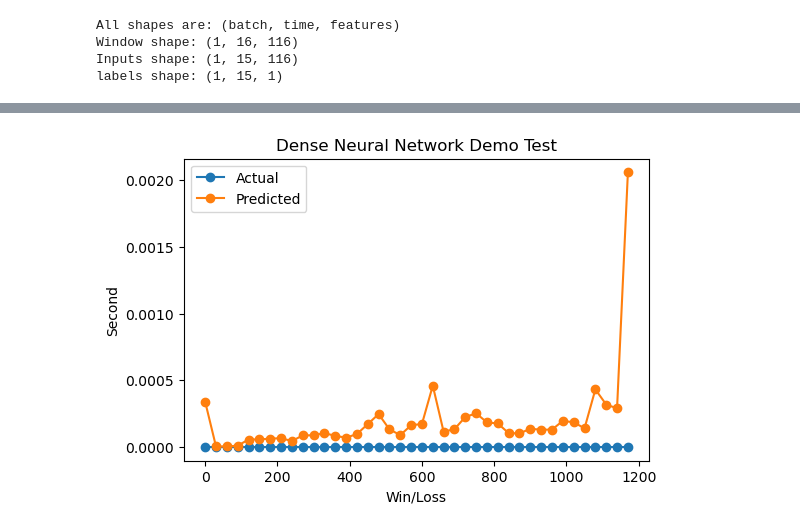
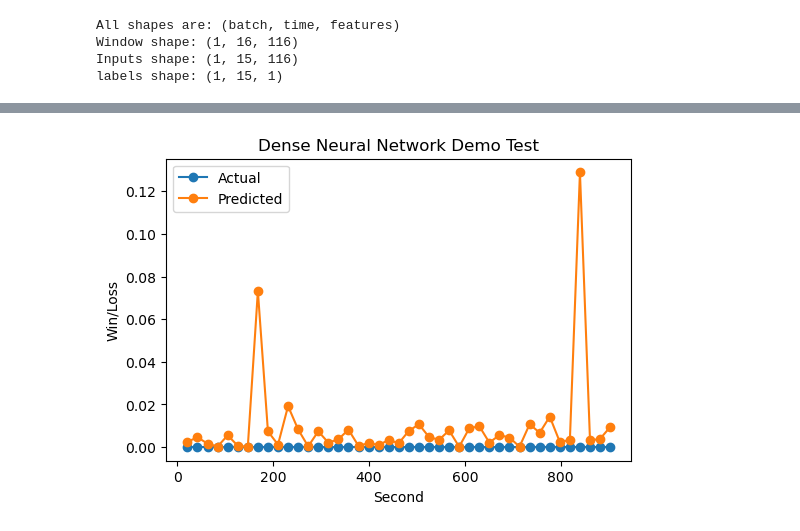
Before and after one commit to ucfcs/Fall2020-Group-20, a Jupyter notebook: notebooks/zerg/DemoZergNorm.ipynb, the cells around one changed output, grey strips where cells are left out. Cells and saved outputs as stored; diff of their text form; code cells hidden in the pictures.

Commit message:
demo models

```diff
--- a/notebooks/zerg/DemoZergNorm.ipynb
+++ b/notebooks/zerg/DemoZergNorm.ipynb
@@ -4,7 +4,7 @@ from pandas import read_csv
 import pandas as pd
 
 zerg_data = read_csv('../Output/ZergMarch.csv', header=0, index_col=False)
-demoZ = read_csv('../Output/demoZerg.csv', header=0, index_col=False)
+demoZ = read_csv('../Output/wedDemoZerg.csv', header=0, index_col=False)
 display(demoZ)
 # %% [output]
 |  | match_id | map_name | region | game_length | race | enemy_race | ap30s | frame | second | player | ... |
@@ -96,7 +96,7 @@ num_train = int(train_split * num_data)
 num_test = len(demoZ)
 
 Y_train = Y[0:num_train]
-Y_val = Y[num_train:(num_train + num_val)]
+Y_val = Y[num_train:(num_train + num_val)+1]
 Y_test = Y[(num_val + num_train)+1:]
 
 
@@ -112,4 +112,9 @@ Y_Time = []
 timer = 0;
 for i in Y_test:
     Y_Time.append(timer)
-    timer += 30
+    timer += 21
+
+Y_Time.pop(0)
+
+Y_demo_test = Y_test
+Y_demo_test.pop((num_val + num_train)+1)
@@ -279,7 +286,7 @@ WindowGenerator.test = test
 WindowGenerator.example = example
 # %%
 wide_window = WindowGenerator(
-    input_width=15, label_width=15, shift=1,
+    input_width=1, label_width=1, shift=1,
     label_columns=['win'])
 
 wide_window
@@ -412,3 +421,3 @@ plt.show()
 # %%
-testing_dense = dense.predict(X_test)
+testing_dense = dense.predict(wide_window.test)
 testing_dense = pd.Series(testing_dense.flatten())
@@ -417,19 +424,19 @@ WARNING:tensorflow:Model was constructed with shape (None, 15, 116) for input Te
 # %%
 # plotting the line 1 points
-plt.plot(Y_Time, Y_test, label = "Actual", marker='o',)
+plt.plot(Y_Time, Y_demo_test, label = "Actual", marker='o',)
 
 # plotting the line 2 points
 plt.plot(Y_Time, testing_dense, label = "Predicted", marker='o',)
-plt.xlabel('Win/Loss')
-plt.ylabel('Second')
+plt.xlabel('Second')
+plt.ylabel('Win/Loss')
 # Set a title of the current axes.
 plt.title('Dense Neural Network Demo Test')
 # show a legend on the plot
 plt.legend()
 # Display a figure.
 plt.show()
 # %% [output]
-[figure, old version]
+[figure, new version]
 # %%
 lstm_model = tf.keras.models.Sequential([
     # Shape [batch, time, features] => [batch, time, lstm_units]
```
Also changed, not shown: parts of 23 cells of this notebook, 5 other files.
